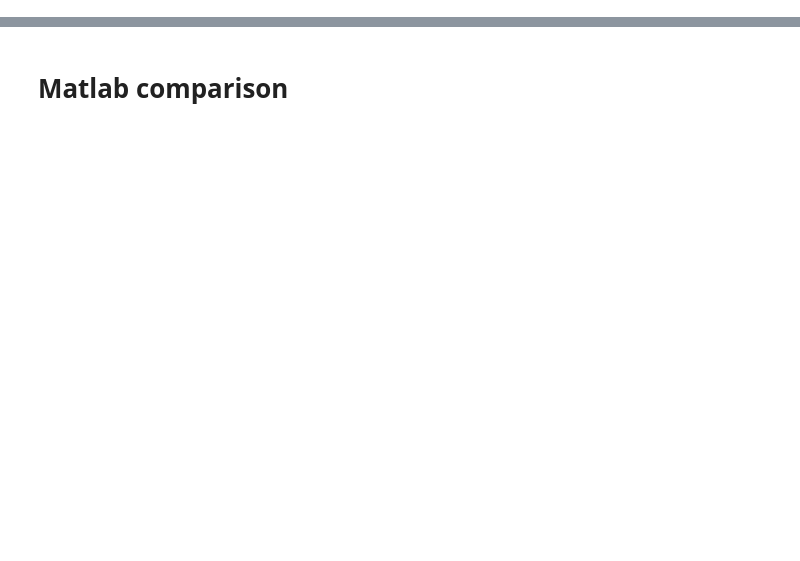
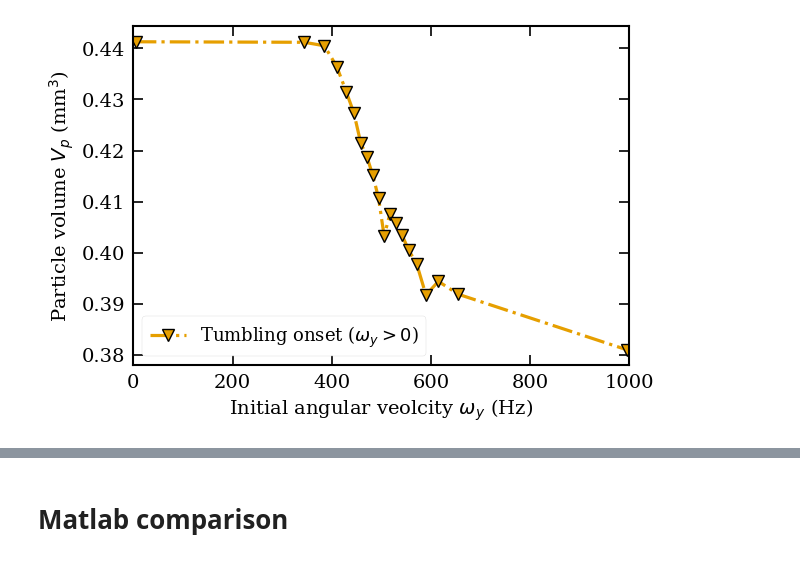
Before and after one commit to insalt-glitch/project-spheroids, a Jupyter notebook: playground.ipynb, the cells around one changed output, grey strips where cells are left out. Cells and saved outputs as stored; diff of their text form; code cells hidden in the pictures; blank space fills up the shorter version.

```diff
--- a/playground.ipynb
+++ b/playground.ipynb
@@ -113,21 +258,24 @@ def willmarthInertiaParameter(beta):
 # %%
 with h5py.File("data/omega_z_search_001.h5") as f:
     sim_omega_z = f['omegas'][:,2]
     sim_vols_z = np.array([f[f"{i}/volume"][-1] for i in range(len(sim_omega_z))])
 
-with h5py.File("data/omega_y_search_003.h5") as f:
+with h5py.File("data/omega_y_search_004.h5") as f:
     sim_omega_y = f['omegas'][:,1]
     sim_vols_y = np.array([f[f"{i}/volume"][-1] for i in range(len(sim_omega_y))])
 plt.figure()
-plt.plot(sim_omega_z, sim_vols_z * 1e9, ls="--", marker="o",
-    markeredgewidth=1, markeredgecolor="black", markersize=10, label="$\\omega_z>0$")
+# plt.plot(sim_omega_z, sim_vols_z * 1e9, ls="--", marker="o",
+#     markeredgewidth=1, markeredgecolor="black", markersize=10, label="$\\omega_z>0$")
 plt.plot(sim_omega_y, sim_vols_y * 1e9, ls="-.", marker="v",
-    markeredgewidth=1, markeredgecolor="black", markersize=8, label="$\\omega_y>0$")
+    markeredgewidth=1, markeredgecolor="black", markersize=8, label="Tumbling onset ($\\omega_y>0$)")
 plt.xlabel("Initial angular veolcity $\\omega_y$ (Hz)")
 plt.ylabel("Particle volume $V_p$ (mm$^3$)")
 plt.xlim(0,1000)
 plt.legend()
+plt.savefig("figures/tumbling_onset-volume-vs-angular_velocity.pdf", bbox_inches="tight")
 plt.show()
+# %% [output]
+[figure, added]
 # %%
 with h5py.File("data/omega_y_search_001.h5") as f:
     sim_omega = f['omegas'][:,1]
```
Also changed, not shown: parts of 16 cells of this notebook, 4 other files.
